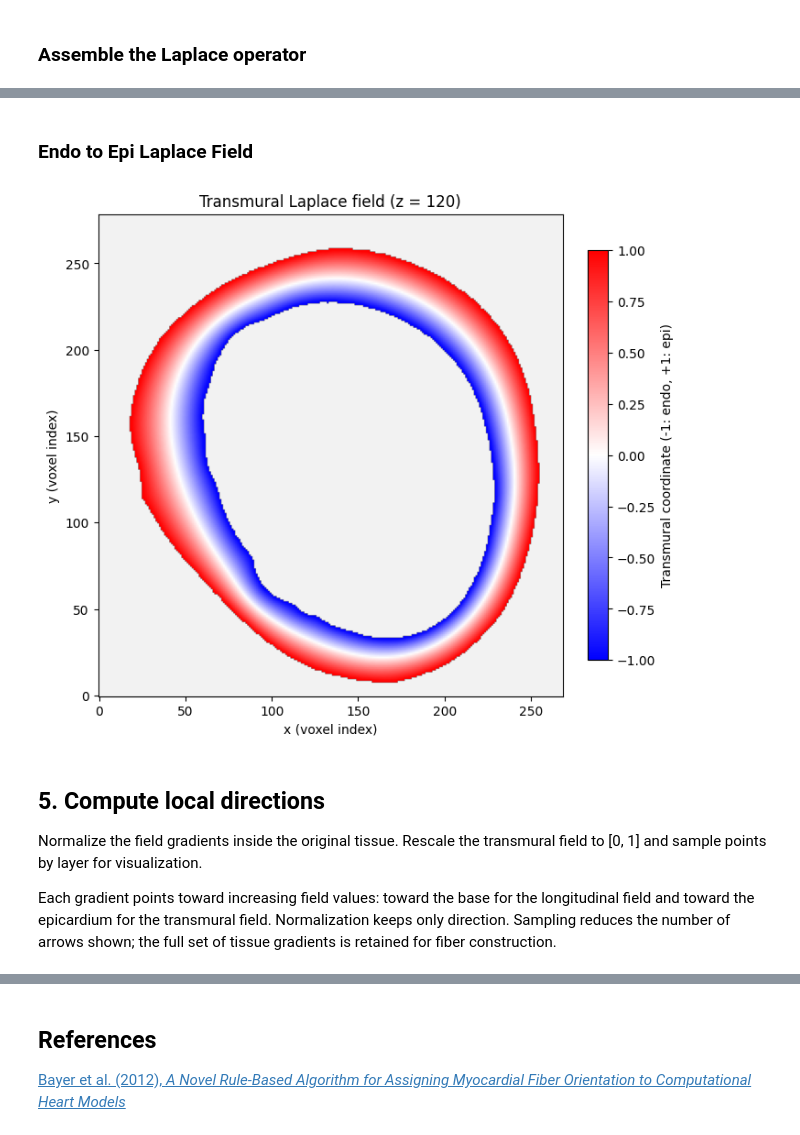
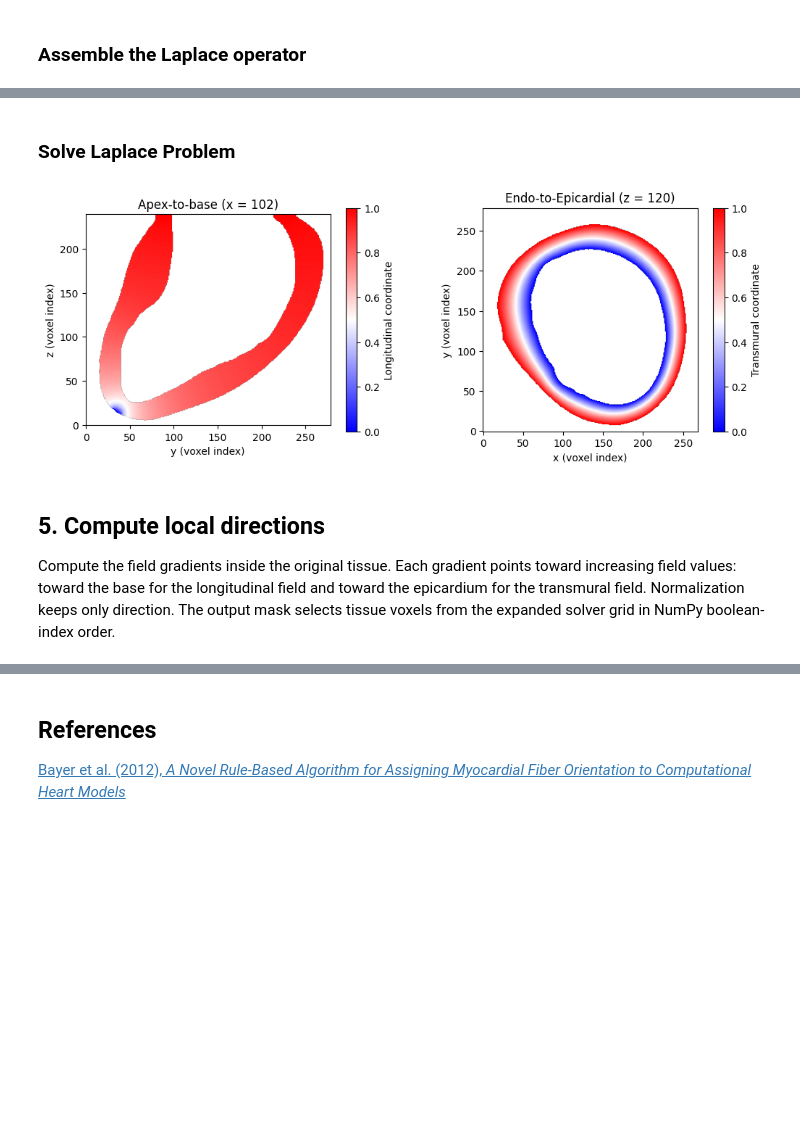
Before and after one commit to finitewave/Finitewave-Tools, a Jupyter notebook: Tutorials/Left Ventricle Fibers.ipynb, the cells around one changed output, grey strips where cells are left out. Drawn from its saved outputs; the diff is of its cells as text; code cells hidden in the pictures; blank space fills up the shorter version.

Commit message:
Refactor code. Fix problem with phase map initialization

```diff
--- a/Tutorials/Left Ventricle Fibers.ipynb
+++ b/Tutorials/Left Ventricle Fibers.ipynb
@@ -273,31 +245,41 @@ plt.show()
-# %% [markdown]
-### Endo to Epi Laplace Field
-# %%
-endo_epi_boundaries = [(endo_indices, -1), (epi_indices, 1)]
-
-K_endo_epi, b_endo_epi, x0, inds = fwl.make_system(K, dirichlet_conditions=endo_epi_boundaries)
-
-endo_epi_laplace = x0
-endo_epi_laplace[inds] = fwl.linear_solver(K_endo_epi, b_endo_epi, x0=x0[inds])
-endo_epi_mesh = np.zeros_like(dilated_mesh, dtype=np.float64)
-endo_epi_mesh.flat[full_indices] = endo_epi_laplace.astype(np.float64)
-
-slice_z = endo_epi_mesh.shape[2] // 2
-field_slice = np.ma.masked_where(
-    ~dilated_mesh[:, :, slice_z].T, endo_epi_mesh[:, :, slice_z].T
-)
-fig, ax = plt.subplots(figsize=(7, 6), constrained_layout=True)
-im = ax.imshow(field_slice, cmap="bwr", origin="lower", vmin=-1, vmax=1)
-ax.set(title=f"Transmural Laplace field (z = {slice_z})",
-       xlabel="x (voxel index)", ylabel="y (voxel index)")
-ax.set_facecolor("#f2f2f2")
-fig.colorbar(im, ax=ax, label="Transmural coordinate (-1: endo, +1: epi)", shrink=0.85)
-plt.show()
-# %% [output]
-[figure, removed]
+# %% [markdown]
+### Solve Laplace Problem
+# %%
+import matplotlib.pyplot as plt
+import finitewave_tools.geometry as geometry
+
+
+def prepare_slice(mesh, laplace_field, slice_n, axis):
+    laplace_mesh = np.zeros_like(mesh, dtype=np.float64)
+    laplace_mesh[mesh > 0] = laplace_field.astype(np.float64)
+    slices = [slice(None)] * 3
+    slices[axis] = slice_n
+    field_slice = np.ma.masked_where(~mesh[tuple(slices)].T, laplace_mesh[tuple(slices)].T)
+    return field_slice
+
+
+apex_base_laplace = geometry.laplace_coords(K, zero_ids=apex_indices, base_ids=base_indices)
+endo_epi_laplace = geometry.laplace_coords(K, zero_ids=endo_indices, base_ids=epi_indices)
+
+apex_base_n = apex_center[0]
+endo_epi_n = dilated_mesh.shape[2] // 2
+apex_base_slice = prepare_slice(dilated_mesh, apex_base_laplace, apex_base_n, axis=0)
+endo_epi_slice = prepare_slice(dilated_mesh, endo_epi_laplace, endo_epi_n, axis=2)
+
+fig, ax = plt.subplots(ncols=2, figsize=(12, 4))
+im0 = ax[0].imshow(apex_base_slice, cmap="bwr", origin="lower",)
+ax[0].set(title=f"Apex-to-base (x = {apex_base_n})",
+          xlabel="y (voxel index)", ylabel="z (voxel index)")
+fig.colorbar(im0, ax=ax[0], label="Longitudinal coordinate", shrink=1.0)
+
+im1 = ax[1].imshow(endo_epi_slice, cmap="bwr", origin="lower",)
+ax[1].set(title=f"Endo-to-Epicardial (z = {endo_epi_n})",
+          xlabel="x (voxel index)", ylabel="y (voxel index)")
+fig.colorbar(im1, ax=ax[1], label="Transmural coordinate", shrink=1.0)
+plt.show()
+# %% [output]
+[figure, added]
 # %% [markdown]
 ## 5. Compute local directions
 
-Normalize the field gradients inside the original tissue. Rescale the transmural field to [0, 1] and sample points by layer for visualization.
-
-Each gradient points toward increasing field values: toward the base for the longitudinal field and toward the epicardium for the transmural field. Normalization keeps only direction. Sampling reduces the number of arrows shown; the full set of tissue gradients is retained for fiber construction.
+Compute the field gradients inside the original tissue. Each gradient points toward increasing field values: toward the base for the longitudinal field and toward the epicardium for the transmural field. Normalization keeps only direction. The output mask selects tissue voxels from the expanded solver grid in NumPy boolean-index order.
```
Also changed, not shown: parts of 13 cells of this notebook, 26 other files.
